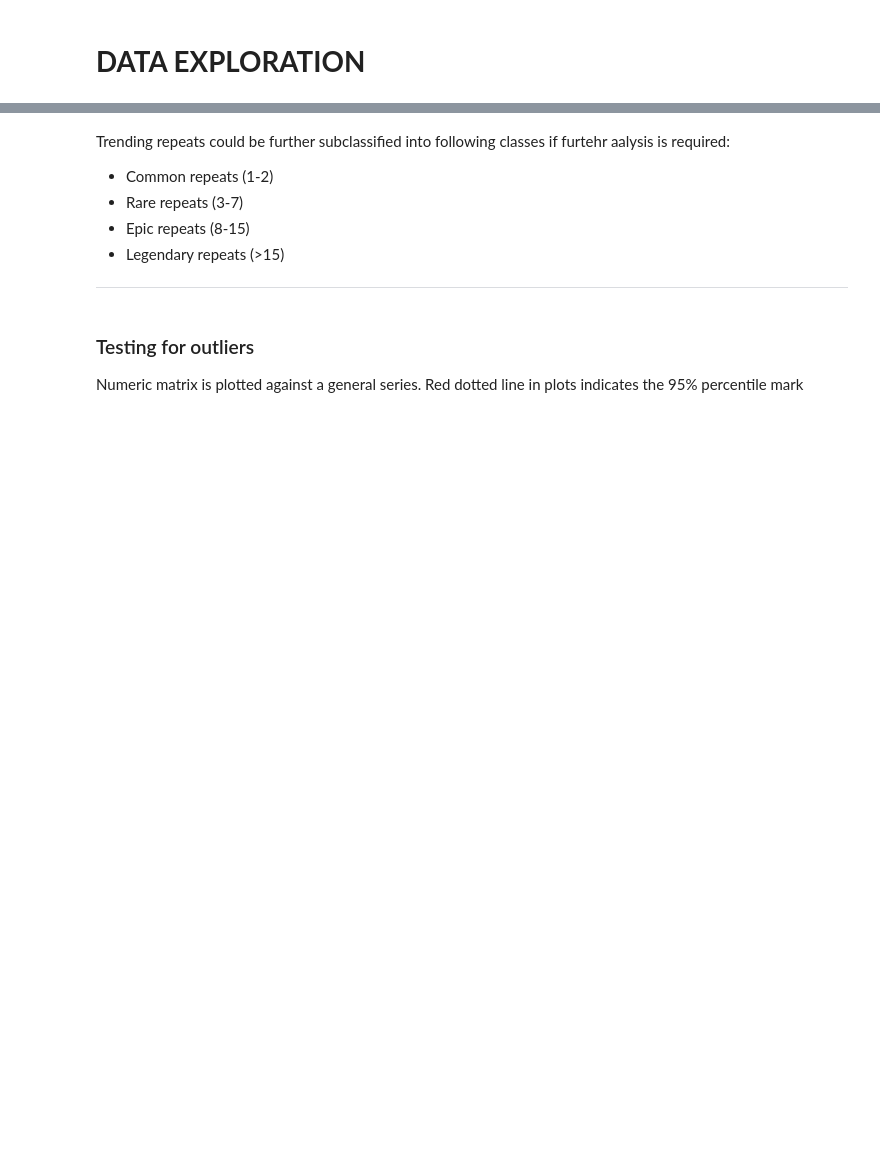
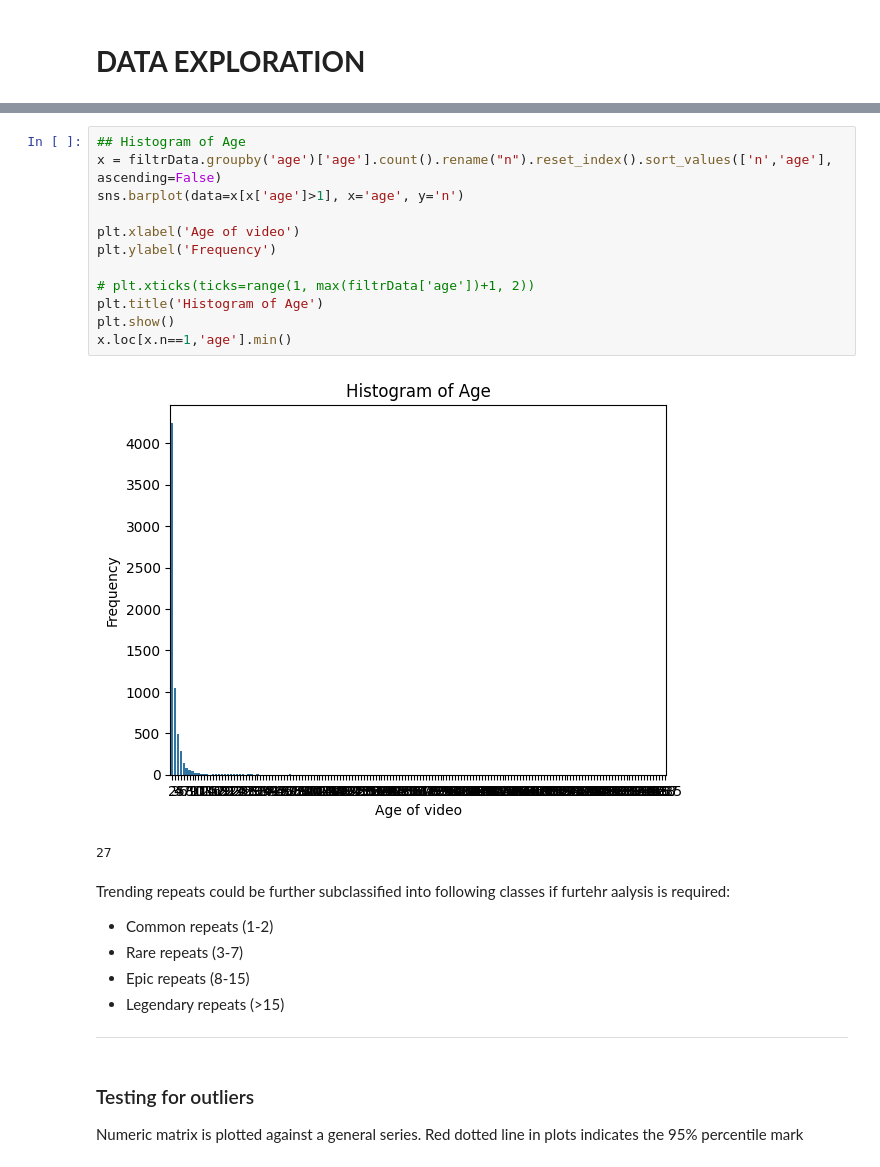
Before and after one commit to Thampi-hub/Springboard_RT, a Jupyter notebook: Capstone_2/2_DataWrangling/readData.ipynb, the cells around one changed output, grey strips where cells are left out. Drawn from its saved outputs; the diff is of its cells as text; blank space fills up the shorter version.

```diff
--- a/Capstone_2/2_DataWrangling/readData.ipynb
+++ b/Capstone_2/2_DataWrangling/readData.ipynb
@@ -217,3 +217,18 @@ plt.show()
+# %%
+## Histogram of Age
+x = filtrData.groupby('age')['age'].count().rename("n").reset_index().sort_values(['n','age'], ascending=False)
+sns.barplot(data=x[x['age']>1], x='age', y='n')
+
+plt.xlabel('Age of video')
+plt.ylabel('Frequency')
+
+# plt.xticks(ticks=range(1, max(filtrData['age'])+1, 2))
+plt.title('Histogram of Age')
+plt.show()
+x.loc[x.n==1,'age'].min()
+# %% [output]
+[figure, added]
+27
 # %% [markdown]
 Trending repeats could be further subclassified into following classes if furtehr aalysis is required:
 *   Common repeats (1-2)
```
Also changed, not shown: parts of 6 cells of this notebook.
